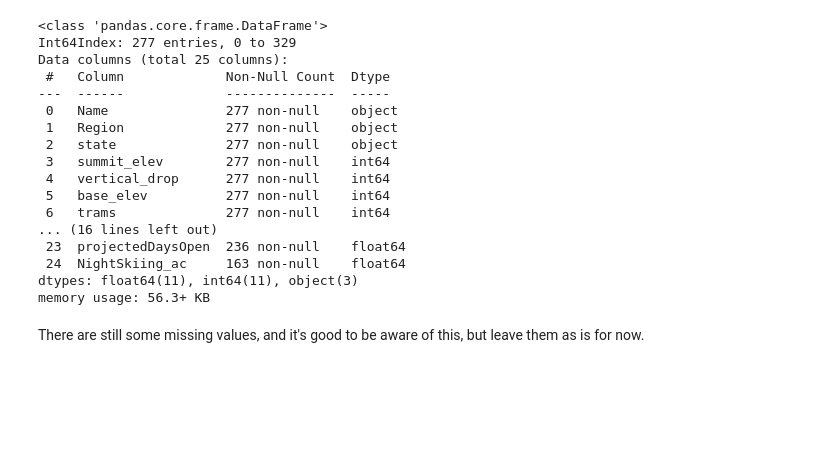
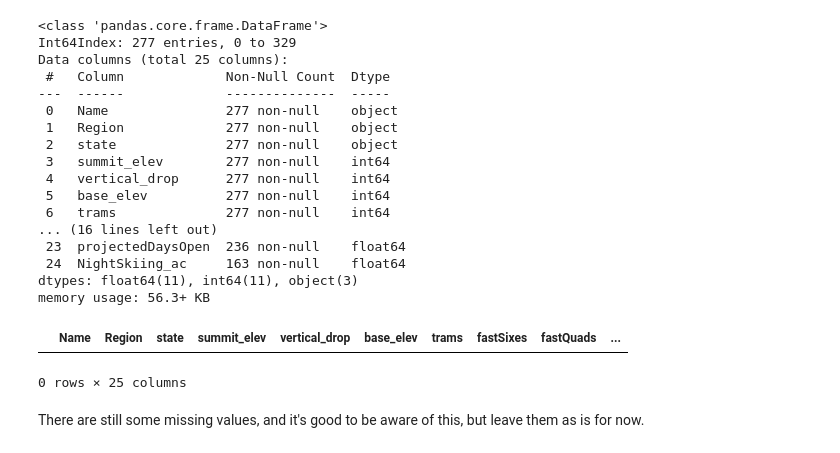
Before and after one commit to mewiebe/BigMountainSkiResort_Pricing_Analysis, a Jupyter notebook: Notebooks/02_data_wrangling.ipynb, the cells around one changed output. Cells and saved outputs as stored; diff of their text form; code cells hidden in the pictures; blank space fills up the shorter version.

Commit message:
updated final table output for data wrangling and completed guided coding for exploratory data analysis

```diff
--- a/Notebooks/02_data_wrangling.ipynb
+++ b/Notebooks/02_data_wrangling.ipynb
@@ -1123,6 +1123,11 @@ Data columns (total 25 columns):
  24  NightSkiing_ac     163 non-null    float64
 dtypes: float64(11), int64(11), object(3)
 memory usage: 56.3+ KB
+# %%
+ski_data[ski_data.state == 'Rhode Island']
+# %% [output]
+|  | Name | Region | state | summit_elev | vertical_drop | base_elev | trams | fastSixes | fastQuads | ... |
+0 rows × 25 columns
 # %% [markdown]
 There are still some missing values, and it's good to be aware of this, but leave them as is for now.
 # %% [markdown]
```
Also changed, not shown: 1 other file.
